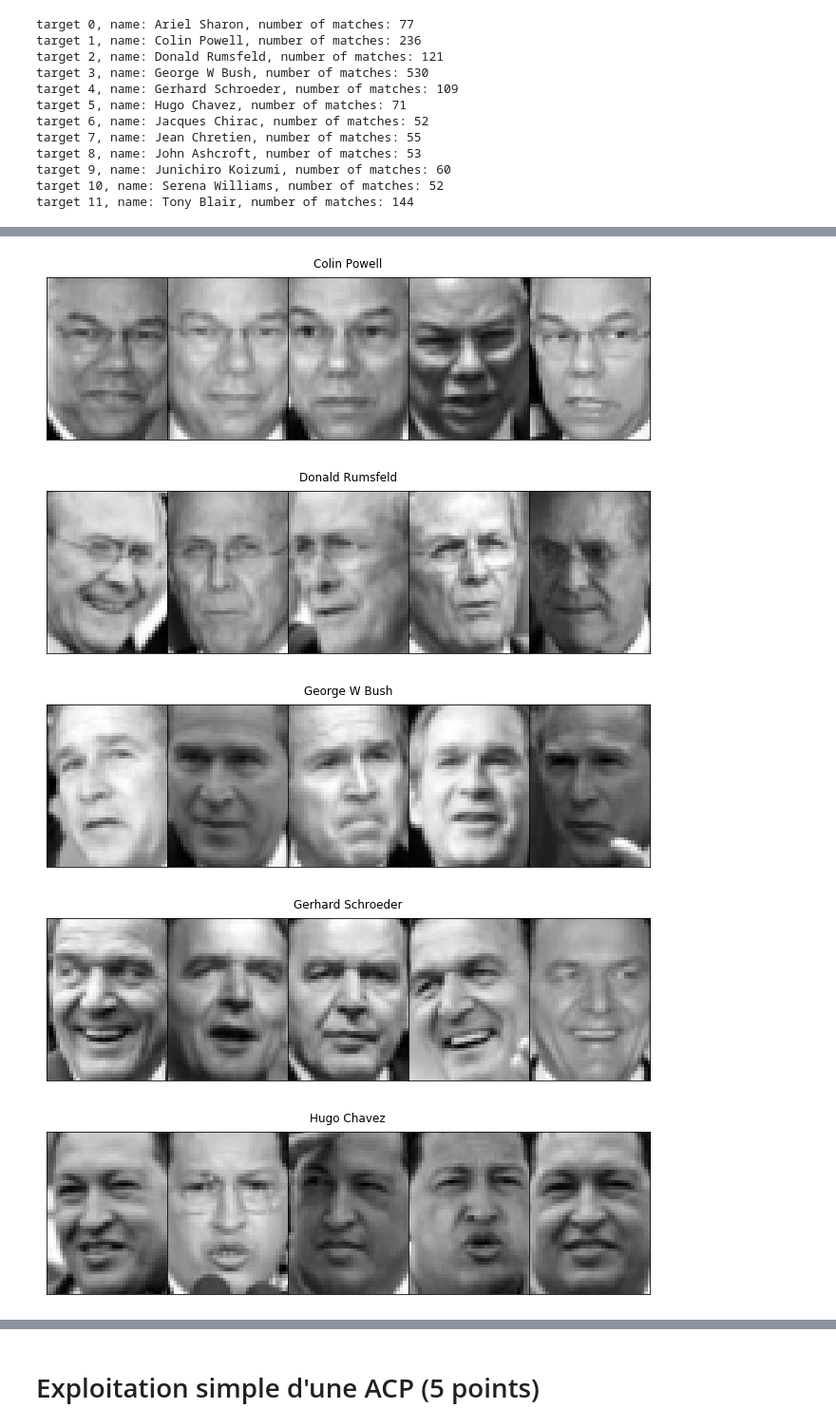
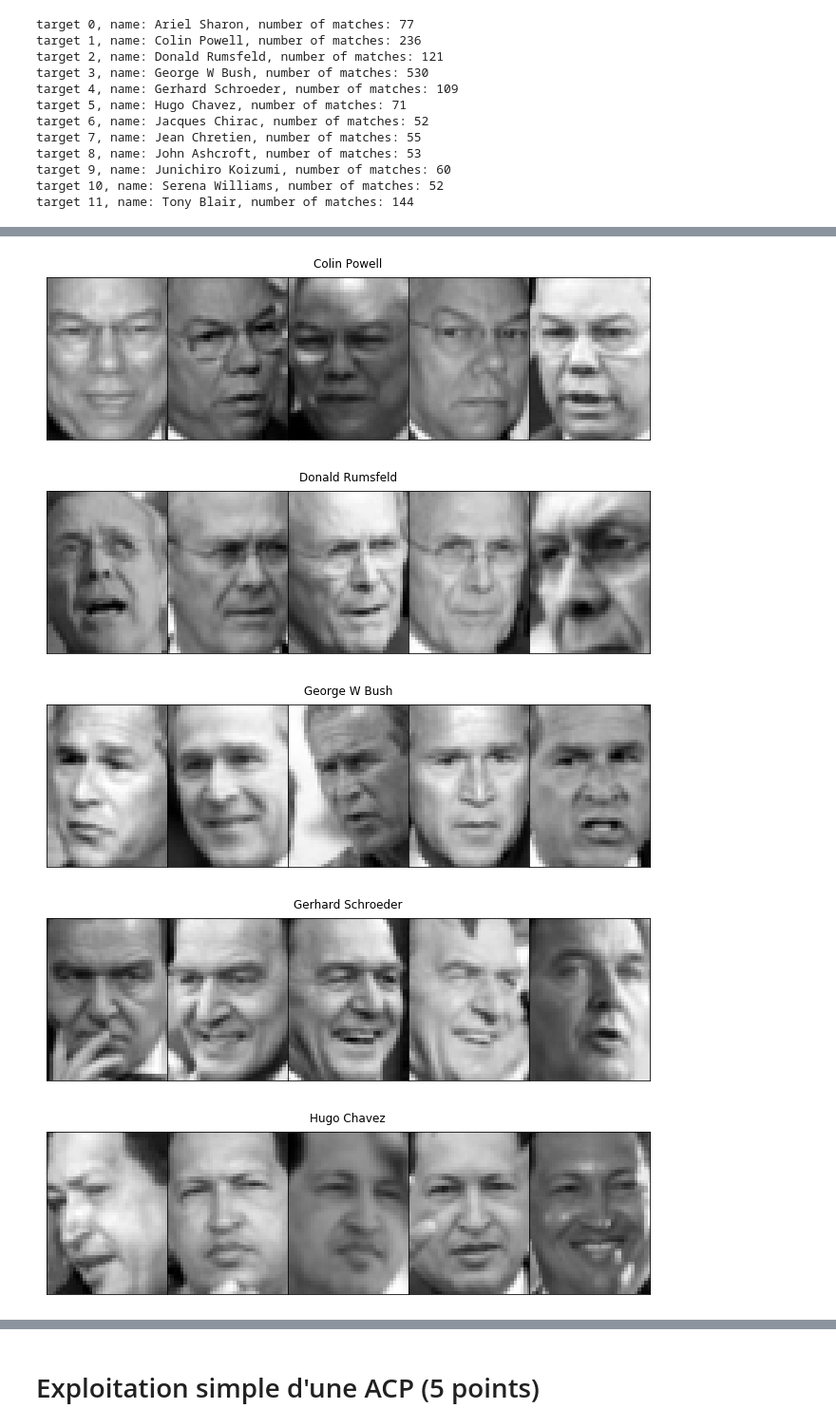
Before and after one commit to campusplage/compte-rendus-mullier_alberjaoui, a Jupyter notebook: TP2_sklearn.ipynb, the cells around one changed output, grey strips where cells are left out. Shown at 95% size. Saved outputs shown, nothing was run; the diff lists cells and outputs as text; code cells hidden in the pictures.

```diff
--- a/TP2_sklearn.ipynb
+++ b/TP2_sklearn.ipynb
@@ -129,4 +129,8 @@ TypeError: ignored
 # %%
 # créez les variables nb_samples, height et width correspondantes
 # (indice: testez d'abord `a, b, c = [1, 2, 3] )
-...
+a, b, c = [1, 2, 3]
+print(a," ", b," ", c)
+######
+nb_samples, height, width = d.images.shape
+print(nb_samples," ", height," ", width)
@@ -233,5 +262,11 @@ target 11, name: Tony Blair, number of matches: 144
 # %%
 # Corsons un peu le problème:
 # Pour chaque personnalité, affichez 5 photos de la base prises au hasard
-...
+
+# pour chaque personnalité
+for (i, name) in enumerate(d.target_names):
+  #print(i)
+  # Affichons les premières images
+  plot_images(d.data[d.target == i], title=name, n_row=1, n_col=5)
+  #print(d.data[i][:20])
 # %% [output]
@@ -239,5 +274,5 @@ target 11, name: Tony Blair, number of matches: 144
-[figure, old version]
+[figure, new version]
-[figure, old version]
+[figure, new version]
-[figure, old version]
+[figure, new version]
-[figure, old version]
+[figure, new version]
-[figure, old version]
+[figure, new version]
```
Also changed, not shown: parts of 14 cells of this notebook.
